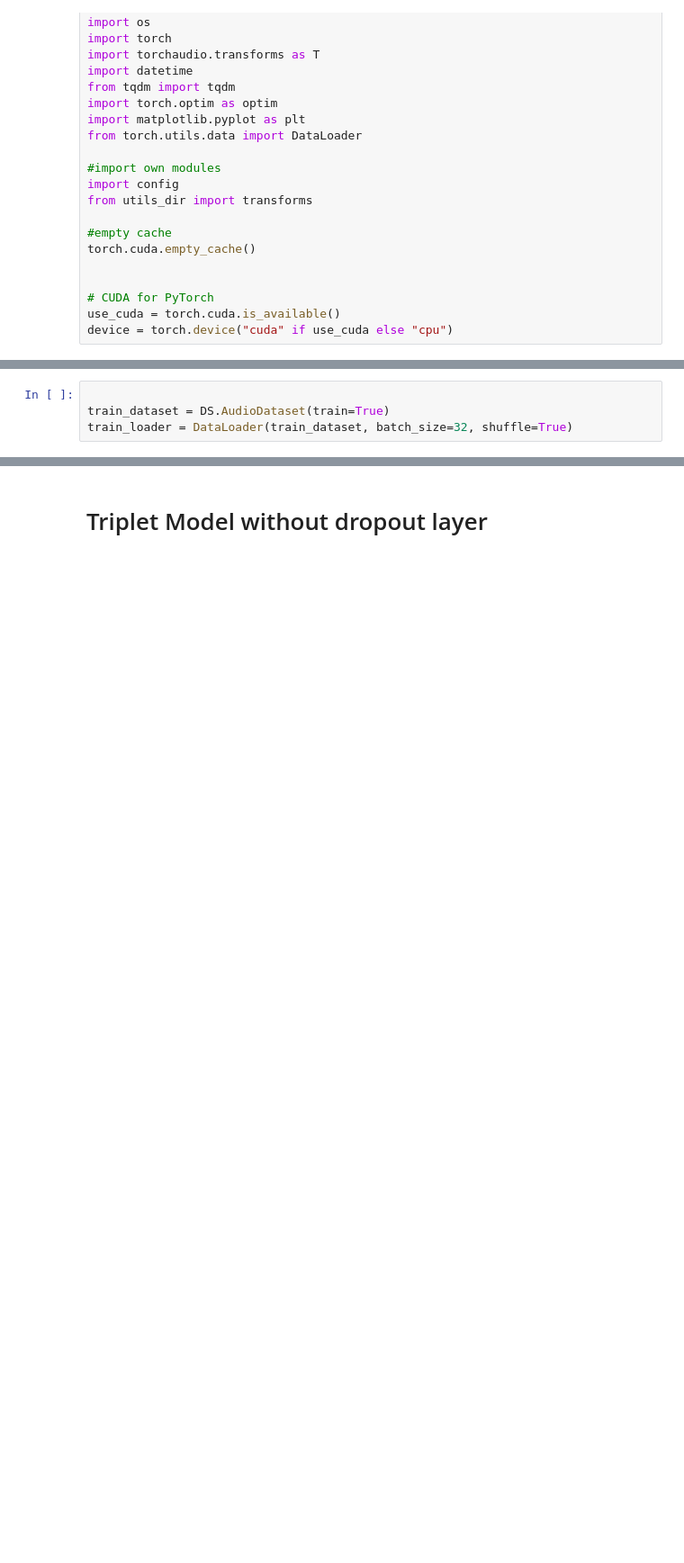
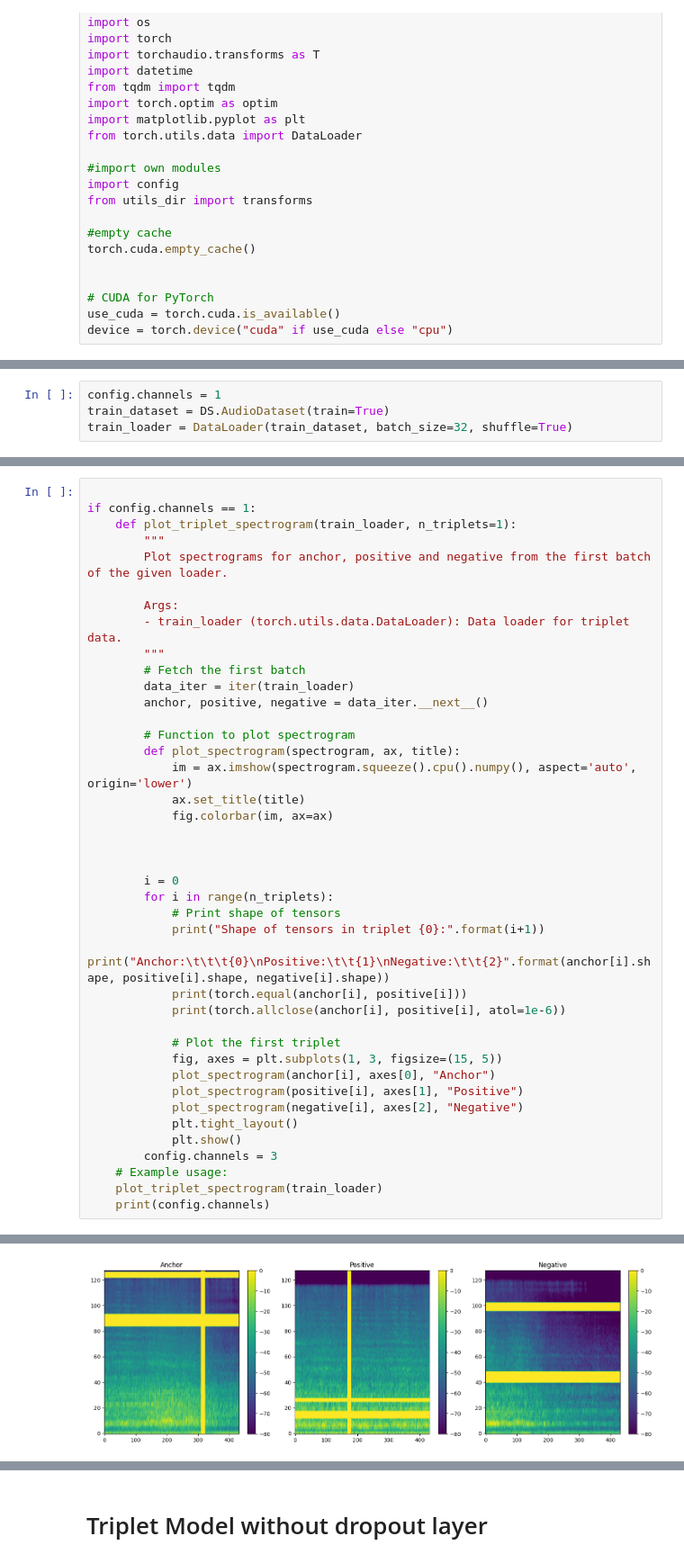
Before and after one commit to GaborinoS/MA-pre-work, a Jupyter notebook: Test_from_scratch/Pretraining_NB.ipynb, the cells around one changed output, grey strips where cells are left out. Shown at 90% size. Drawn from its saved outputs; the diff is of its cells as text; blank space fills up the shorter version.

```diff
--- a/Test_from_scratch/Pretraining_NB.ipynb
+++ b/Test_from_scratch/Pretraining_NB.ipynb
@@ -48,4 +48,4 @@ ESC_50 Loaded for pretraining
 # %%
-
+config.channels = 1
 train_dataset = DS.AudioDataset(train=True)
 train_loader = DataLoader(train_dataset, batch_size=32, shuffle=True)
@@ -88,0 +52,42 @@ plot_triplet_spectrogram(train_loader)
+# %%
+
+if config.channels == 1:
+    def plot_triplet_spectrogram(train_loader, n_triplets=1):
+        """
+        Plot spectrograms for anchor, positive and negative from the first batch of the given loader.
+
+        Args:
+        - train_loader (torch.utils.data.DataLoader): Data loader for triplet data.
+        """
+        # Fetch the first batch
+        data_iter = iter(train_loader)
+        anchor, positive, negative = data_iter.__next__()
+
+        # Function to plot spectrogram
+        def plot_spectrogram(spectrogram, ax, title):
+            im = ax.imshow(spectrogram.squeeze().cpu().numpy(), aspect='auto', origin='lower')
+            ax.set_title(title)
+            fig.colorbar(im, ax=ax)
+
+
+
+        i = 0
+        for i in range(n_triplets):
+            # Print shape of tensors
+            print("Shape of tensors in triplet {0}:".format(i+1))
+            print("Anchor:\t\t\t{0}\nPositive:\t\t{1}\nNegative:\t\t{2}".format(anchor[i].shape, positive[i].shape, negative[i].shape))
+            print(torch.equal(anchor[i], positive[i]))
+            print(torch.allclose(anchor[i], positive[i], atol=1e-6))
+
+            # Plot the first triplet
+            fig, axes = plt.subplots(1, 3, figsize=(15, 5))
+            plot_spectrogram(anchor[i], axes[0], "Anchor")
+            plot_spectrogram(positive[i], axes[1], "Positive")
+            plot_spectrogram(negative[i], axes[2], "Negative")
+            plt.tight_layout()
+            plt.show()
+        config.channels = 3
+    # Example usage:
+    plot_triplet_spectrogram(train_loader)
+    print(config.channels)
+# %% [output]
@@ -88,0 +100 @@ plot_triplet_spectrogram(train_loader)
+[figure, added]
```
Also changed, not shown: parts of 6 cells of this notebook, 2 other files.
